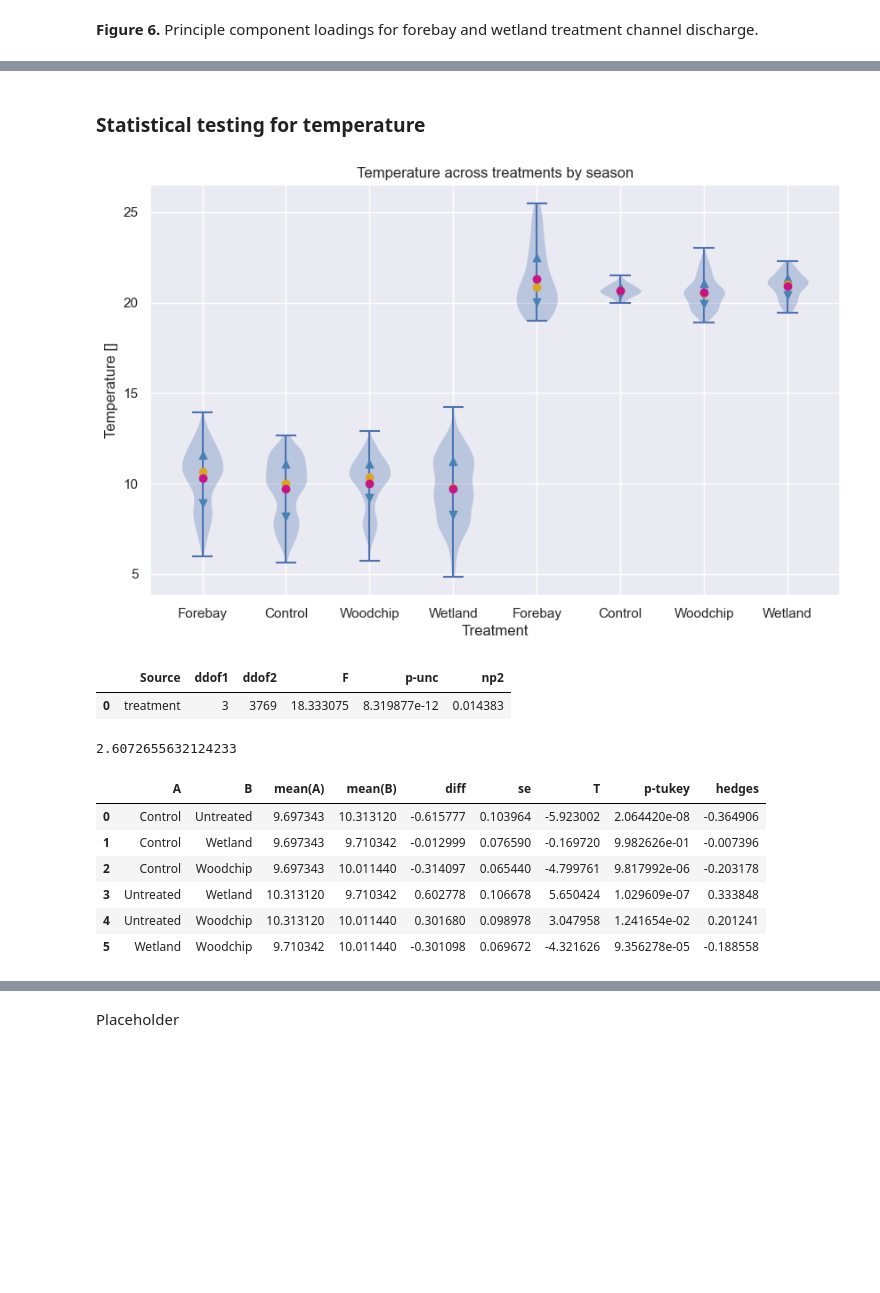
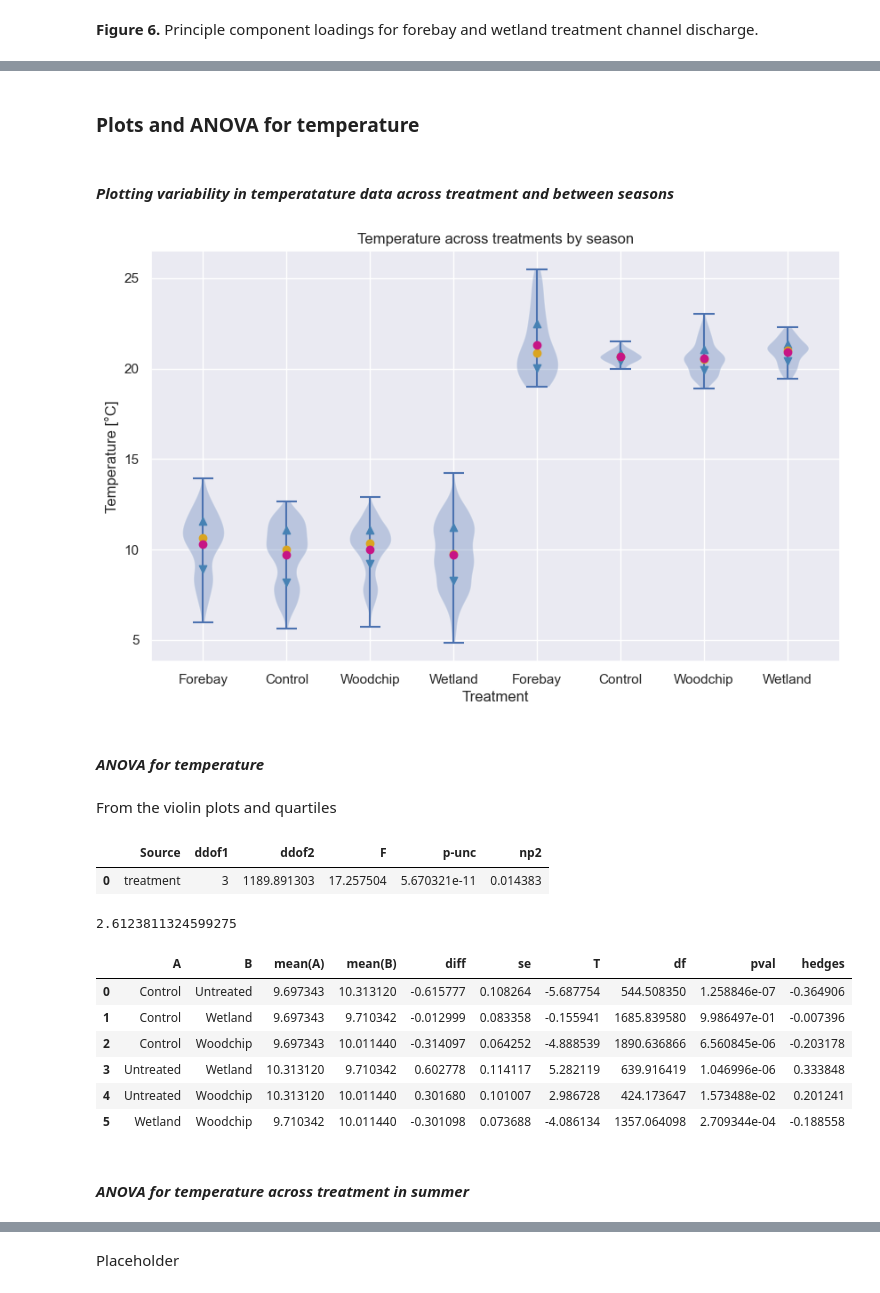
Before and after one commit to kmduncan1/MS263_BioreactorProject, a Jupyter notebook: ProjectNotebook.ipynb, the cells around one changed output, grey strips where cells are left out. Drawn from its saved outputs; the diff is of its cells as text; code cells hidden in the pictures; blank space fills up the shorter version.

```diff
--- a/ProjectNotebook.ipynb
+++ b/ProjectNotebook.ipynb
@@ -575,53 +589,61 @@ The only potential exception to this was the _Hydrocotyle_ treatments. Factor lo
 # %% [markdown]
-### Statistical testing for temperature
+### Plots and ANOVA for temperature
+# %% [markdown]
+#### *Plotting variability in temperatature data across treatment and between seasons*
 # %%
 #Polating an array with temperature data for treatments across seasons
 seasonaltempdata = [forebay_wintertemps['temp'], control_wintertemps['temp'], woodchip_wintertemps['temp'], wetland_wintertemps['temp'], forebay_summertemps['temp'], control_summertemps['temp'], woodchip_summertemps['temp'], wetland_summertemps['temp']]
 
 #Creating a list for labels
 seasonaltemplabels = ['Forebay', 'Control', 'Woodchip', 'Wetland', 'Forebay', 'Control', 'Woodchip', 'Wetland']
 
 #Initialize violin plot
 sns.set()
 plt.figure(figsize=(10, 6))
 vp = plt.violinplot(seasonaltempdata)
 
 #Add axes labels and title
 plt.xticks(range(1, len(seasonaltemplabels) + 1), seasonaltemplabels)
 plt.title('Temperature across treatments by season')
 plt.xlabel('Treatment')
-plt.ylabel('Temperature []')
+plt.ylabel('Temperature [°C]')
 
 #Add markers for median, average, first quartile, and third quartile across treatments
 for i in range(len(seasonaltempdata)):
     Tquartiles = np.percentile(seasonaltempdata[i], [25, 50, 75])
     plt.scatter(i + 1, Tquartiles[0], color='steelblue', marker='v', zorder=5)
     plt.scatter(i + 1, Tquartiles[2], color='steelblue', marker='^', zorder=5)
     plt.scatter(i + 1, Tquartiles[1], color='goldenrod', marker='o', zorder=5)
     plt.scatter(i + 1, np.average(seasonaltempdata[i].values), color='mediumvioletred', marker='o', zorder=5)
 # %% [output]
-[figure, old version]
+[figure, new version]
+# %% [markdown]
+#### *ANOVA for temperature*
+# %% [markdown]
+From the violin plots and quartiles
 # %%
 #ANOVA for winter temeperatures across treatment
-pg.anova(data=dfsub_wintertempall, dv='temp', between='treatment')
+pg.welch_anova(data=dfsub_wintertempall, dv='temp', between='treatment')
 # %% [output]
 |  | Source | ddof1 | ddof2 | F | p-unc | np2 |
-| 0 | treatment | 3 | 3769 | 18.333075 | 8.319877e-12 | 0.014383 |
+| 0 | treatment | 3 | 1189.891303 | 17.257504 | 5.670321e-11 | 0.014383 |
 # %%
 #F-value for
-stats.f.ppf(0.95, 3, 3769)
+stats.f.ppf(0.95, 3, 1189.981)
 # %% [output]
-2.6072655632124233
+2.6123811324599275
 # %%
 #Pairwise Tukey post-hoc for temperature in winter treatment
-pg.pairwise_tukey(data=dfsub_wintertempall, dv='temp', between='treatment')
+pg.pairwise_gameshowell(data=dfsub_wintertempall, dv='temp', between='treatment')
 # %% [output]
-|  | A | B | mean(A) | mean(B) | diff | se | T | p-tukey | hedges |
-| 0 | Control | Untreated | 9.697343 | 10.313120 | -0.615777 | 0.103964 | -5.923002 | 2.064420e-08 | -0.364906 |
-| 1 | Control | Wetland | 9.697343 | 9.710342 | -0.012999 | 0.076590 | -0.169720 | 9.982626e-01 | -0.007396 |
-| 2 | Control | Woodchip | 9.697343 | 10.011440 | -0.314097 | 0.065440 | -4.799761 | 9.817992e-06 | -0.203178 |
-| 3 | Untreated | Wetland | 10.313120 | 9.710342 | 0.602778 | 0.106678 | 5.650424 | 1.029609e-07 | 0.333848 |
-| 4 | Untreated | Woodchip | 10.313120 | 10.011440 | 0.301680 | 0.098978 | 3.047958 | 1.241654e-02 | 0.201241 |
-| 5 | Wetland | Woodchip | 9.710342 | 10.011440 | -0.301098 | 0.069672 | -4.321626 | 9.356278e-05 | -0.188558 |
+|  | A | B | mean(A) | mean(B) | diff | se | T | df | pval | hedges |
+| 0 | Control | Untreated | 9.697343 | 10.313120 | -0.615777 | 0.108264 | -5.687754 | 544.508350 | 1.258846e-07 | -0.364906 |
+| 1 | Control | Wetland | 9.697343 | 9.710342 | -0.012999 | 0.083358 | -0.155941 | 1685.839580 | 9.986497e-01 | -0.007396 |
+| 2 | Control | Woodchip | 9.697343 | 10.011440 | -0.314097 | 0.064252 | -4.888539 | 1890.636866 | 6.560845e-06 | -0.203178 |
+| 3 | Untreated | Wetland | 10.313120 | 9.710342 | 0.602778 | 0.114117 | 5.282119 | 639.916419 | 1.046996e-06 | 0.333848 |
+| 4 | Untreated | Woodchip | 10.313120 | 10.011440 | 0.301680 | 0.101007 | 2.986728 | 424.173647 | 1.573488e-02 | 0.201241 |
+| 5 | Wetland | Woodchip | 9.710342 | 10.011440 | -0.301098 | 0.073688 | -4.086134 | 1357.064098 | 2.709344e-04 | -0.188558 |
+# %% [markdown]
+#### *ANOVA for temperature across treatment in summer*
 # %%
 #ANOVA for winter temeperatures across treatment
```
Also changed, not shown: parts of 28 cells of this notebook.
